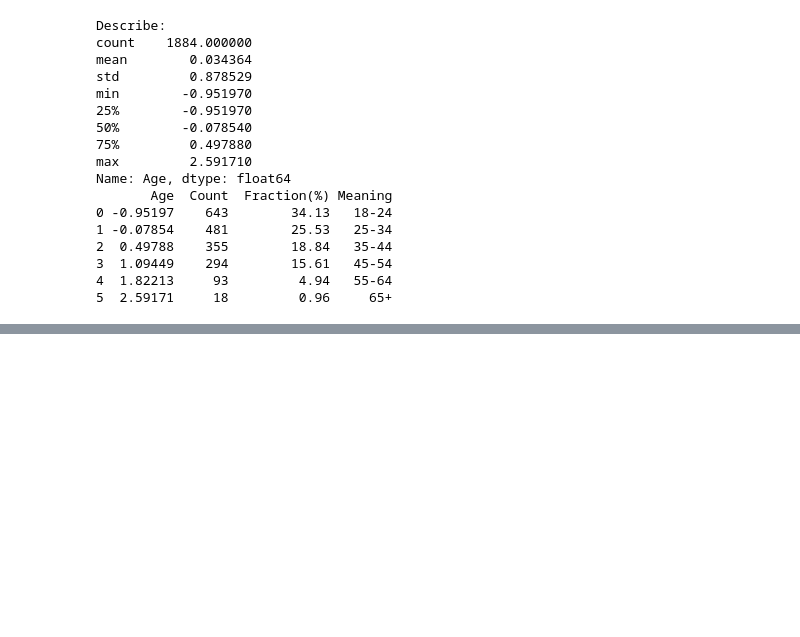
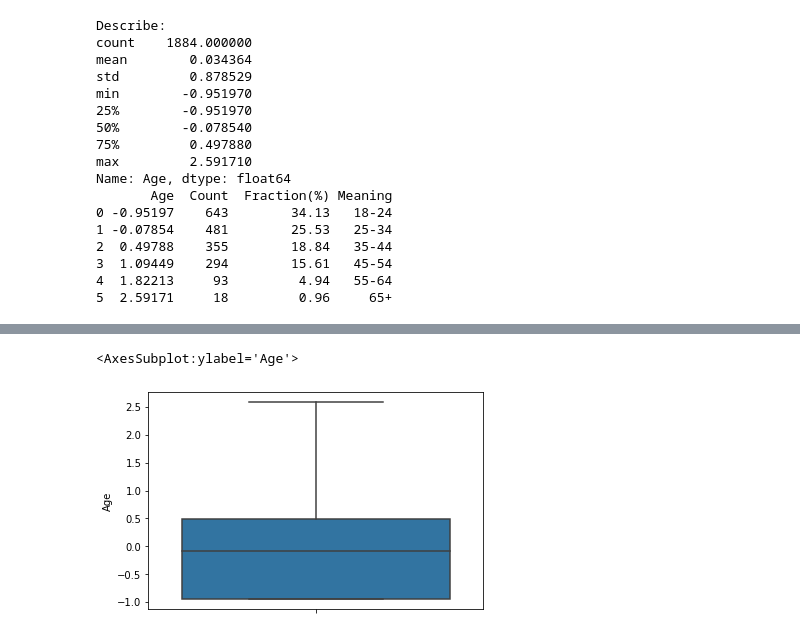
Before and after one commit to DevNataneto/ProjetoCDIA, a Jupyter notebook: exploration.ipynb, the cells around one changed output, grey strips where cells are left out. Drawn from its saved outputs; the diff is of its cells as text; code cells hidden in the pictures; blank space fills up the shorter version.

```diff
--- a/exploration.ipynb
+++ b/exploration.ipynb
@@ -504,0 +522,5 @@ Name: Age, dtype: float64
+# %%
+sns.boxplot(y = drugs_df_quant['Age'])
+# %% [output]
+<AxesSubplot:ylabel='Age'>
+[figure, added]
```
Also changed, not shown: parts of 34 cells of this notebook.
